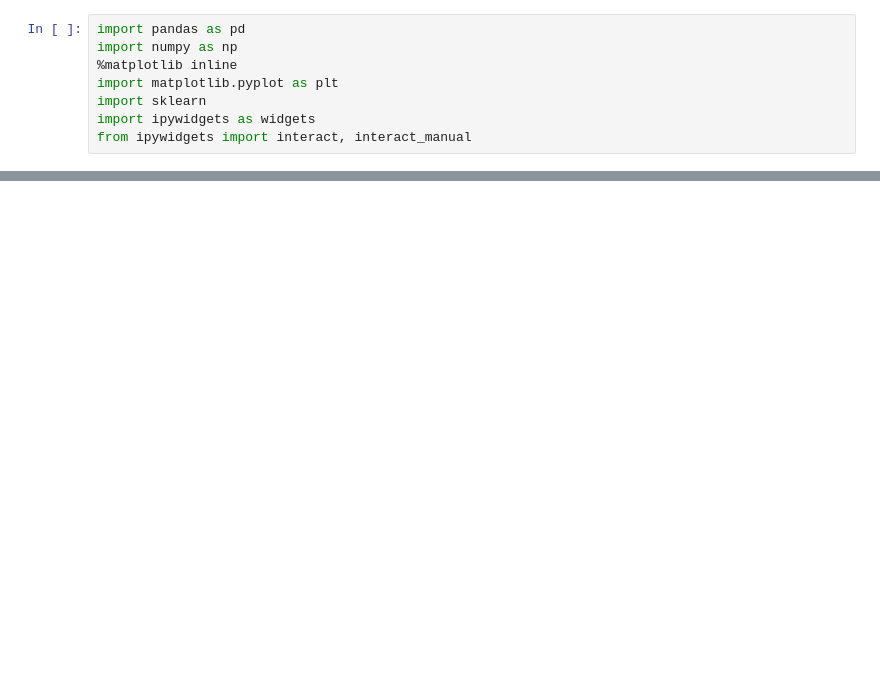
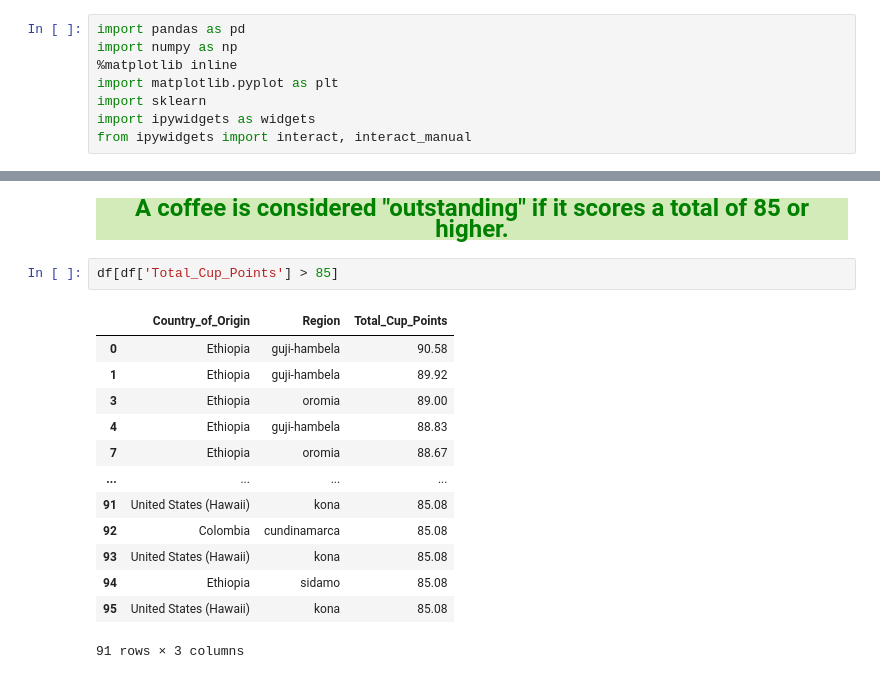
Before and after one commit to RaMcDaniel/CoffeePredictor, a Jupyter notebook: Coffee_Selector.ipynb, the cells around one changed output, grey strips where cells are left out. Saved outputs shown, nothing was run; the diff lists cells and outputs as text; blank space fills up the shorter version.

```diff
--- a/Coffee_Selector.ipynb
+++ b/Coffee_Selector.ipynb
@@ -20,0 +60,18 @@ aspects = ["aroma", "flavor", "aftertaste", "acidity", "body", "balance", "unifo
+# %% [markdown]
+<p style="text-align: center; font-weight: bold; font-size:x-large; color:green; background-color:#D3EAB9;">A coffee is considered "outstanding" if it scores a total of 85 or higher.</p>
+# %%
+df[df['Total_Cup_Points'] > 85]
+# %% [output]
+|  | Country_of_Origin | Region | Total_Cup_Points |
+| 0 | Ethiopia | guji-hambela | 90.58 |
+| 1 | Ethiopia | guji-hambela | 89.92 |
+| 3 | Ethiopia | oromia | 89.00 |
+| 4 | Ethiopia | guji-hambela | 88.83 |
+| 7 | Ethiopia | oromia | 88.67 |
+| ... | ... | ... | ... |
+| 91 | United States (Hawaii) | kona | 85.08 |
+| 92 | Colombia | cundinamarca | 85.08 |
+| 93 | United States (Hawaii) | kona | 85.08 |
+| 94 | Ethiopia | sidamo | 85.08 |
+| 95 | United States (Hawaii) | kona | 85.08 |
+91 rows × 3 columns
```
Also changed, not shown: parts of 12 cells of this notebook, 2 other files.
